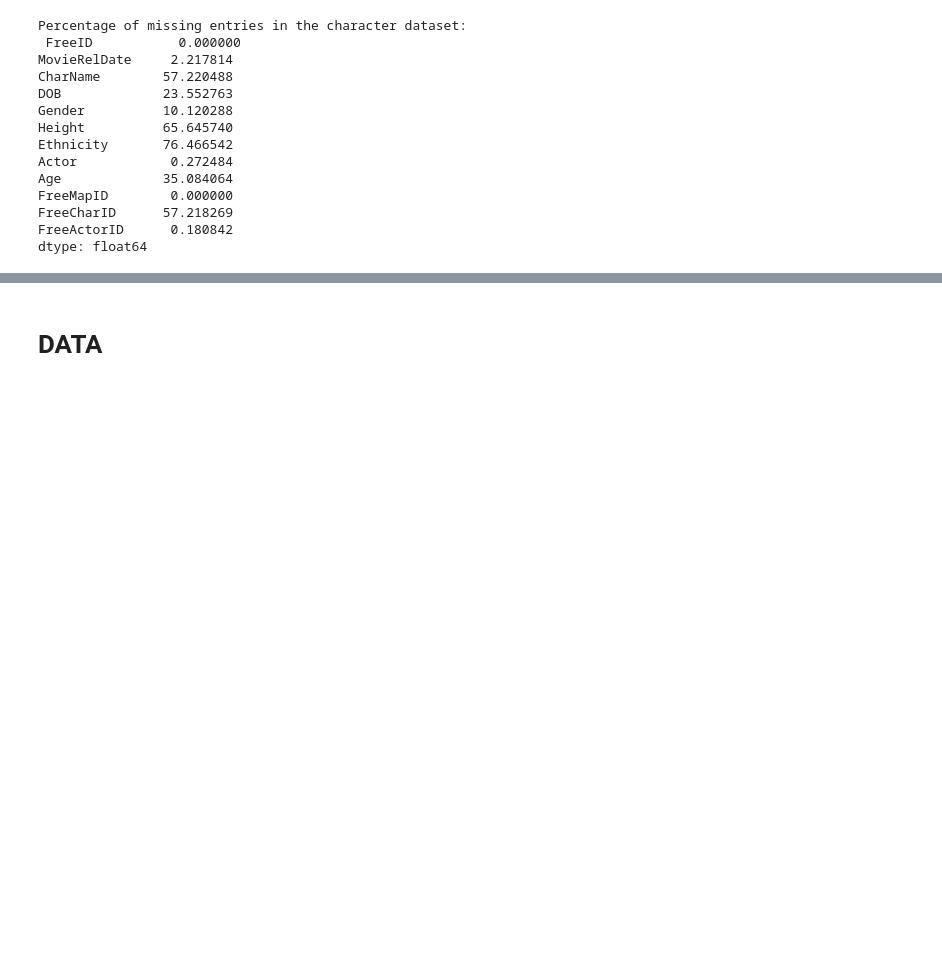
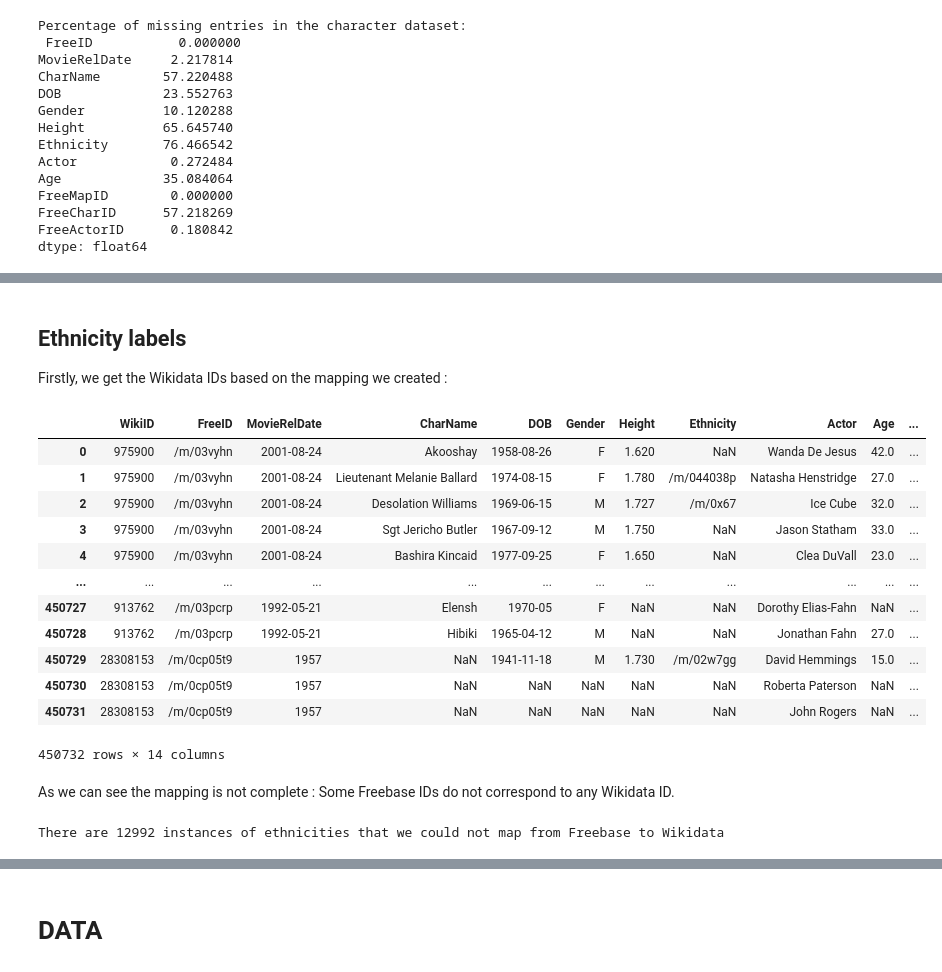
Before and after one commit to salome-baup/ada-2022-project-adaccord, a Jupyter notebook: EDA.ipynb, the cells around one changed output, grey strips where cells are left out. Cells and saved outputs as stored; diff of their text form; code cells hidden in the pictures; blank space fills up the shorter version.

Commit message:
Mappings + Ethnicity labels

```diff
--- a/EDA.ipynb
+++ b/EDA.ipynb
@@ -214,0 +221,4 @@ dtype: float64
+# %%
+mappings_path = "data/fb2w.nt.gz"
+maps = pd.read_csv(mappings_path, sep='\t', header=None, skiprows=4, names=["Freebase", "W3", "Wiki"])
+display(maps.head())
@@ -214,0 +236,19 @@ dtype: float64
+# %%
+"""
+Transforms the Freebase website to Freebase ID
+"""
+def elim_freebase(web):
+    return "/m/"+web[30:-1]
+
+"""
+Transforms the Freebase website to Freebase ID
+"""
+def elim_wiki(web):
+    return web[32:-3]
+# %%
+maps["free"] = maps.Freebase.apply(elim_freebase)
+maps["wiki"] = maps.Wiki.apply(elim_wiki)
+
+# We don't need the rest of the columns so we drop them
+maps.drop(columns = ["Freebase", "W3", "Wiki"], inplace=True)
+maps.head()
@@ -214,0 +262,31 @@ dtype: float64
+# %% [markdown]
+## Ethnicity labels
+
+Firstly, we get the Wikidata IDs based on the mapping we created :
+# %%
+characters = characters.merge(maps, how="left", left_on="Ethnicity", right_on="free")
+characters.drop(columns=["free"], inplace=True)
+characters.rename(columns={"wiki":"Ethnicity_W"}, inplace=True)
+display(characters)
+# %% [output]
+|  | WikiID | FreeID | MovieRelDate | CharName | DOB | Gender | Height | Ethnicity | Actor | Age | ... |
+| 0 | 975900 | /m/03vyhn | 2001-08-24 | Akooshay | 1958-08-26 | F | 1.620 | NaN | Wanda De Jesus | 42.0 | ... |
+| 1 | 975900 | /m/03vyhn | 2001-08-24 | Lieutenant Melanie Ballard | 1974-08-15 | F | 1.780 | /m/044038p | Natasha Henstridge | 27.0 | ... |
+| 2 | 975900 | /m/03vyhn | 2001-08-24 | Desolation Williams | 1969-06-15 | M | 1.727 | /m/0x67 | Ice Cube | 32.0 | ... |
+| 3 | 975900 | /m/03vyhn | 2001-08-24 | Sgt Jericho Butler | 1967-09-12 | M | 1.750 | NaN | Jason Statham | 33.0 | ... |
+| 4 | 975900 | /m/03vyhn | 2001-08-24 | Bashira Kincaid | 1977-09-25 | F | 1.650 | NaN | Clea DuVall | 23.0 | ... |
+| ... | ... | ... | ... | ... | ... | ... | ... | ... | ... | ... | ... |
+| 450727 | 913762 | /m/03pcrp | 1992-05-21 | Elensh | 1970-05 | F | NaN | NaN | Dorothy Elias-Fahn | NaN | ... |
+| 450728 | 913762 | /m/03pcrp | 1992-05-21 | Hibiki | 1965-04-12 | M | NaN | NaN | Jonathan Fahn | 27.0 | ... |
+| 450729 | 28308153 | /m/0cp05t9 | 1957 | NaN | 1941-11-18 | M | 1.730 | /m/02w7gg | David Hemmings | 15.0 | ... |
+| 450730 | 28308153 | /m/0cp05t9 | 1957 | NaN | NaN | NaN | NaN | NaN | Roberta Paterson | NaN | ... |
+| 450731 | 28308153 | /m/0cp05t9 | 1957 | NaN | NaN | NaN | NaN | NaN | John Rogers | NaN | ... |
+450732 rows × 14 columns
+# %% [markdown]
+As we can see the mapping is not complete : Some Freebase IDs do not correspond to any Wikidata ID.
+# %%
+unmapped_ethnicities = characters.Ethnicity_W.isna().sum() - characters.Ethnicity.isna().sum()
+print("There are {} instances of ethnicities that we could not map from Freebase to Wikidata".format(unmapped_ethnicities))
+# Instances of ethnicities -> Can we replace by number of actors ethnicities? Actors with different initial ethnicities ?
+# %% [output]
+There are 12992 instances of ethnicities that we could not map from Freebase to Wikidata
```
Also changed, not shown: parts of 8 cells of this notebook, 1 other file.
